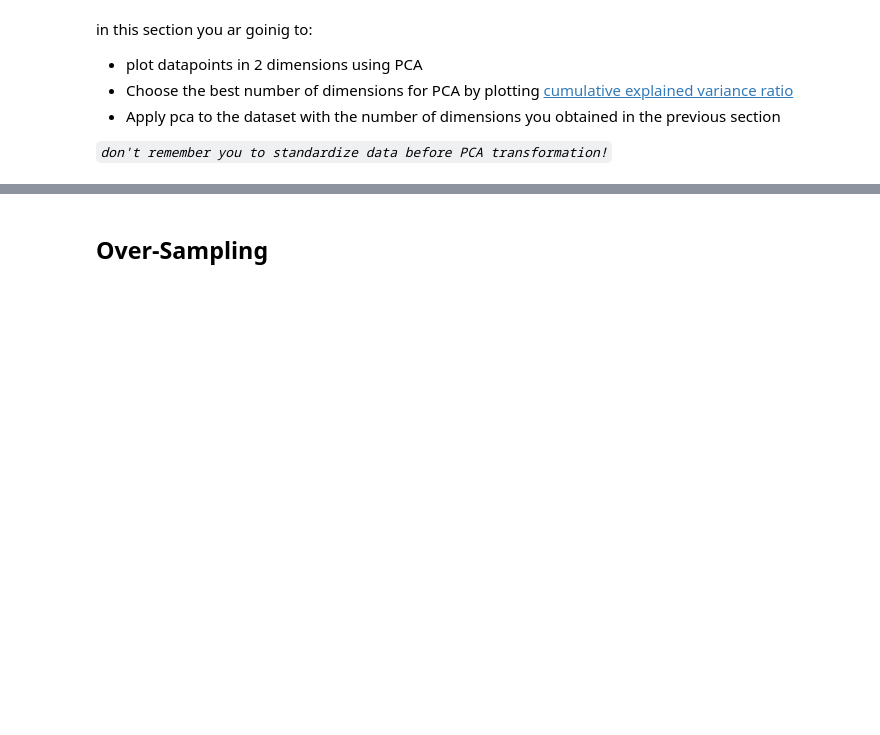
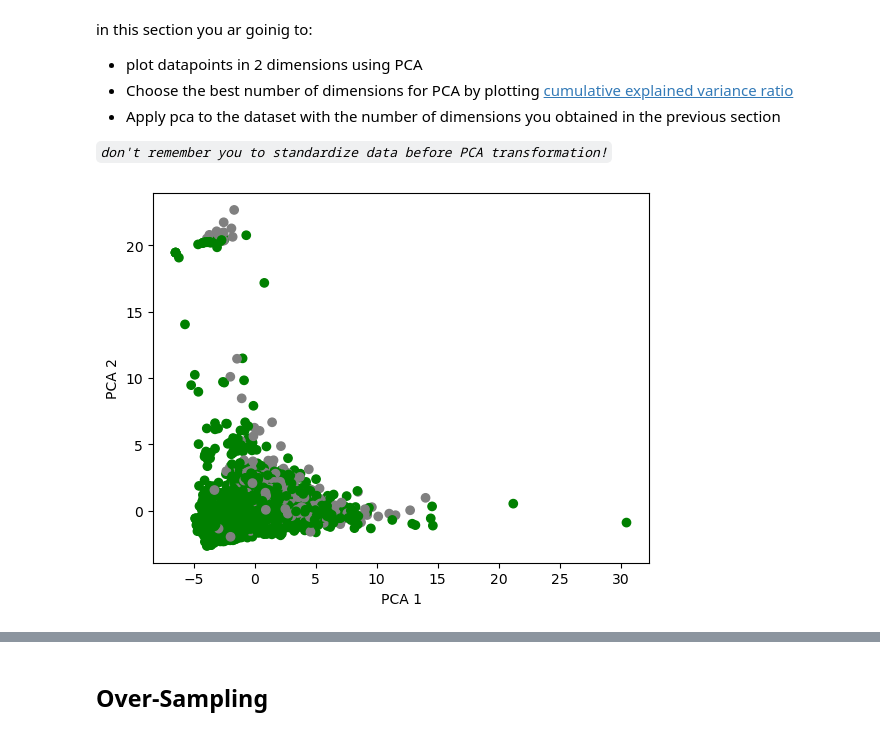
Before and after one commit to Abtinz/Machine-Learning-with-Python, a Jupyter notebook: DataMining/Classification/P3.ipynb, the cells around one changed output, grey strips where cells are left out. Cells and saved outputs as stored; diff of their text form; code cells hidden in the pictures; blank space fills up the shorter version.

```diff
--- a/DataMining/Classification/P3.ipynb
+++ b/DataMining/Classification/P3.ipynb
@@ -241,0 +236,15 @@ in this section you ar goinig to:
+# %%
+#standardization
+scaler = StandardScaler()
+scaled_x_train = scaler.fit_transform(X_train)
+scaled_x_test = scaler.transform(X_test)
+# %%
+
+pca = PCA(n_components=2)
+pca_components = pca.fit_transform(scaled_x_train)
+
+colors = y_train.map(lambda x: 'gray' if x == 1 else 'green')
+plt.scatter(pca_components[:, 0], pca_components[:, 1], c = colors)
+plt.xlabel('PCA 1');plt.ylabel('PCA 2');plt.show();
+# %% [output]
+[figure, added]
```
Also changed, not shown: parts of 9 cells of this notebook.
